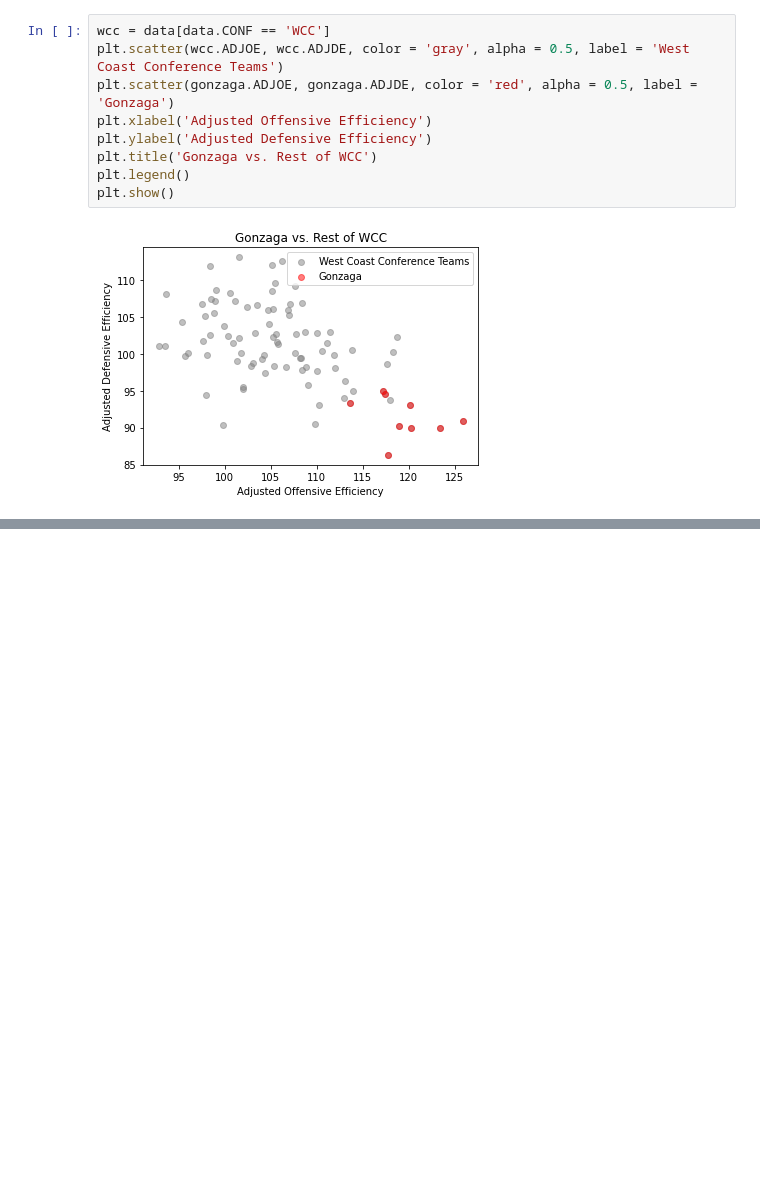
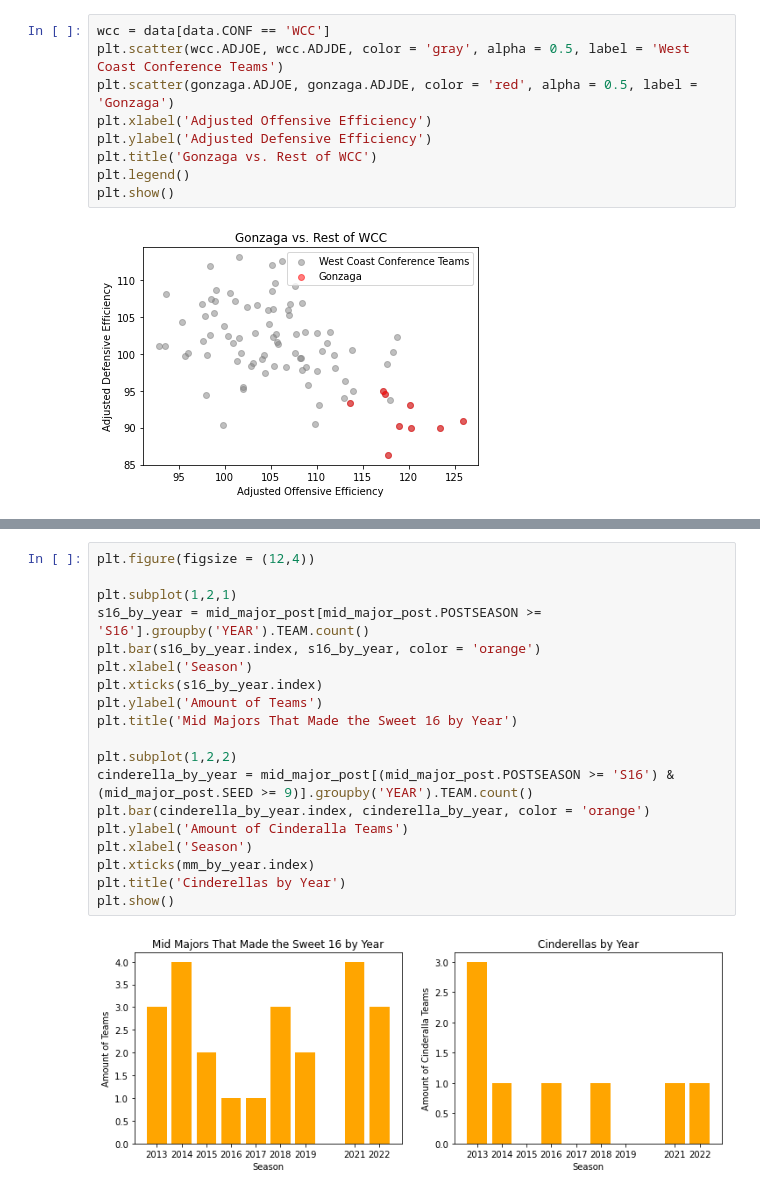
Before and after one commit to memphismiles/CBBConferences, a Jupyter notebook: CBBConferences.ipynb, the cells around one changed output, grey strips where cells are left out. Drawn from its saved outputs; the diff is of its cells as text; blank space fills up the shorter version.

```diff
--- a/CBBConferences.ipynb
+++ b/CBBConferences.ipynb
@@ -401,0 +549,21 @@ Gonzaga has dominated the West Coast Conference for the last decade, acting as o
+# %%
+plt.figure(figsize = (12,4))
+
+plt.subplot(1,2,1)
+s16_by_year = mid_major_post[mid_major_post.POSTSEASON >= 'S16'].groupby('YEAR').TEAM.count()
+plt.bar(s16_by_year.index, s16_by_year, color = 'orange')
+plt.xlabel('Season')
+plt.xticks(s16_by_year.index)
+plt.ylabel('Amount of Teams')
+plt.title('Mid Majors That Made the Sweet 16 by Year')
+
+plt.subplot(1,2,2)
+cinderella_by_year = mid_major_post[(mid_major_post.POSTSEASON >= 'S16') & (mid_major_post.SEED >= 9)].groupby('YEAR').TEAM.count()
+plt.bar(cinderella_by_year.index, cinderella_by_year, color = 'orange')
+plt.ylabel('Amount of Cinderalla Teams')
+plt.xlabel('Season')
+plt.xticks(mm_by_year.index)
+plt.title('Cinderellas by Year')
+plt.show()
+# %% [output]
+[figure, added]
```
Also changed, not shown: parts of 21 cells of this notebook.
